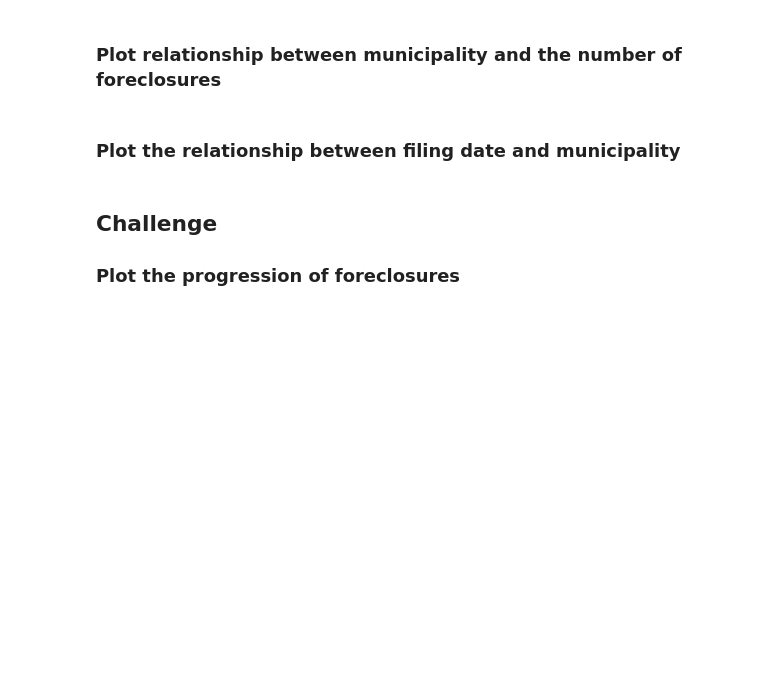
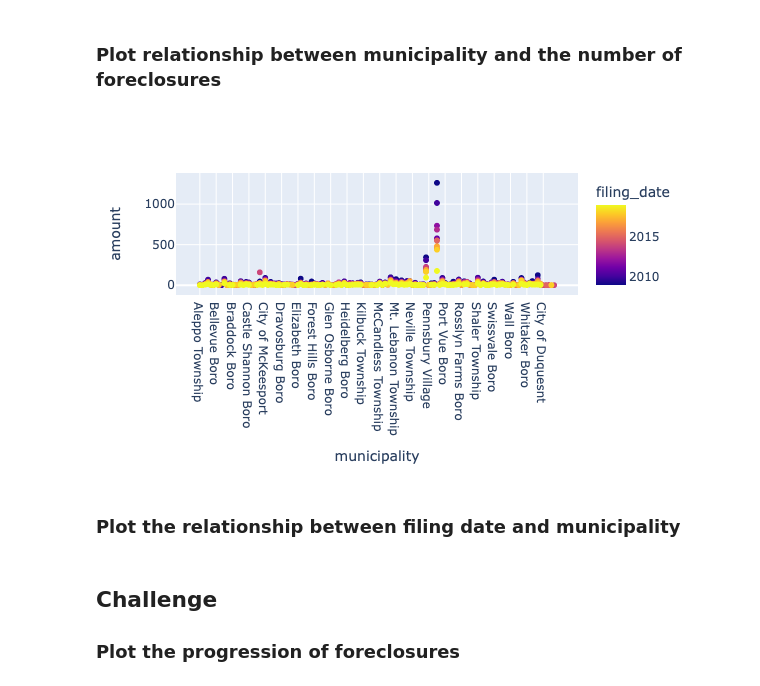
Before and after one commit to juil/fintech-uoftbootcamp, a Jupyter notebook: 06-pyviz/class2/Activities - Plotly/01-Stu_Plotting_w_Plotly/Unsolved/plotting_w_plotly.ipynb, the cells around one changed output. Drawn from its saved outputs; the diff is of its cells as text; code cells hidden in the pictures; blank space fills up the shorter version.

Commit message:
Scatter plot with 3 variables

```diff
--- a/06-pyviz/class2/Activities - Plotly/01-Stu_Plotting_w_Plotly/Unsolved/plotting_w_plotly.ipynb
+++ b/06-pyviz/class2/Activities - Plotly/01-Stu_Plotting_w_Plotly/Unsolved/plotting_w_plotly.ipynb
@@ -18,3 +18,10 @@ foreclosures = pd.read_csv(
 )
 
 # Slice data and group
+foreclosures_grp = (
+    foreclosures[['municipality', 'amount']]
+    .groupby([foreclosures.index.year, 'municipality'])
+    .count()
+    .reset_index()
+)
+foreclosures_grp.head()
@@ -22,6 +36,10 @@ foreclosures = pd.read_csv(
 ### Plot relationship between municipality and the number of foreclosures
 # %%
 # Create scatter plot
+px.scatter(foreclosures_grp, x='municipality', y='amount',
+          color='filing_date')
+# %% [output]
+[figure, added]
 # %% [markdown]
 ### Plot the relationship between filing date and municipality
 # %%
```
Also changed, not shown: parts of 1 cell of this notebook.
